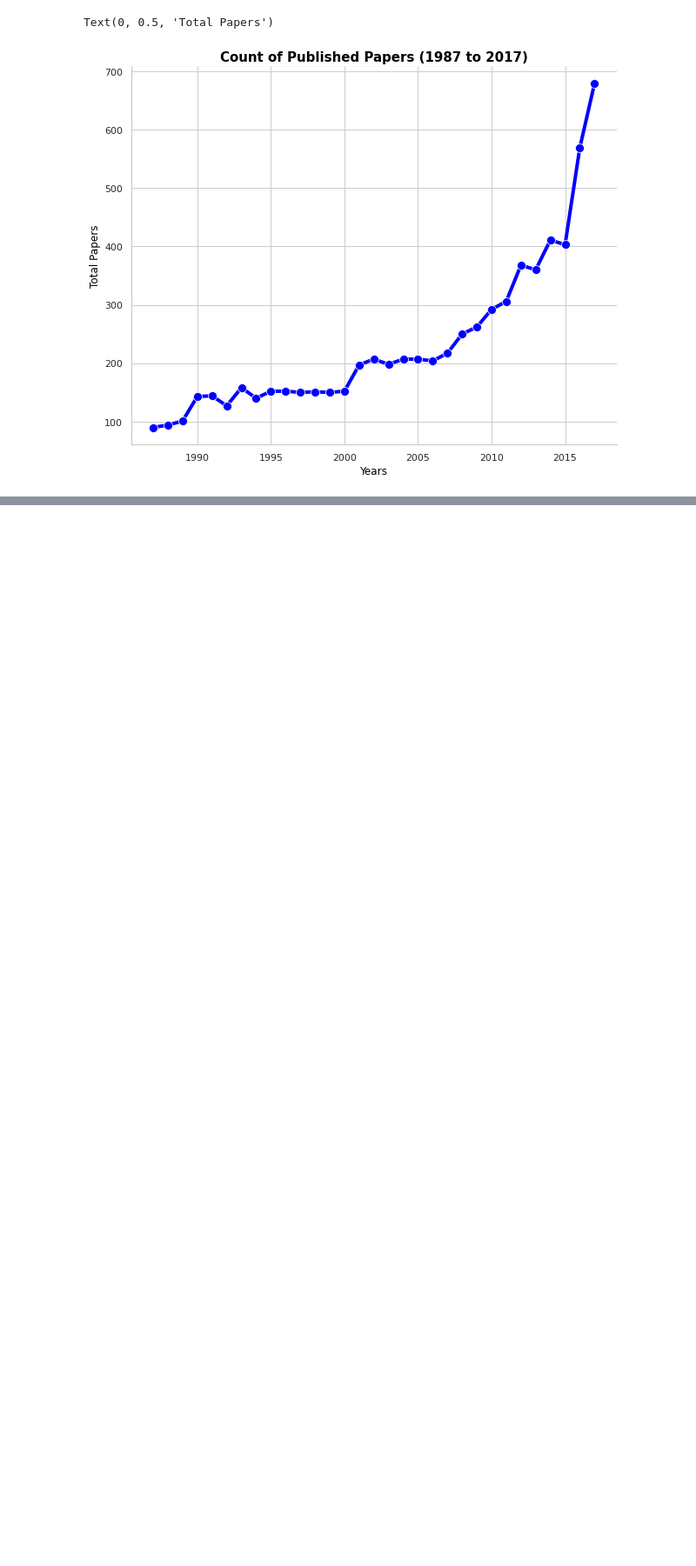
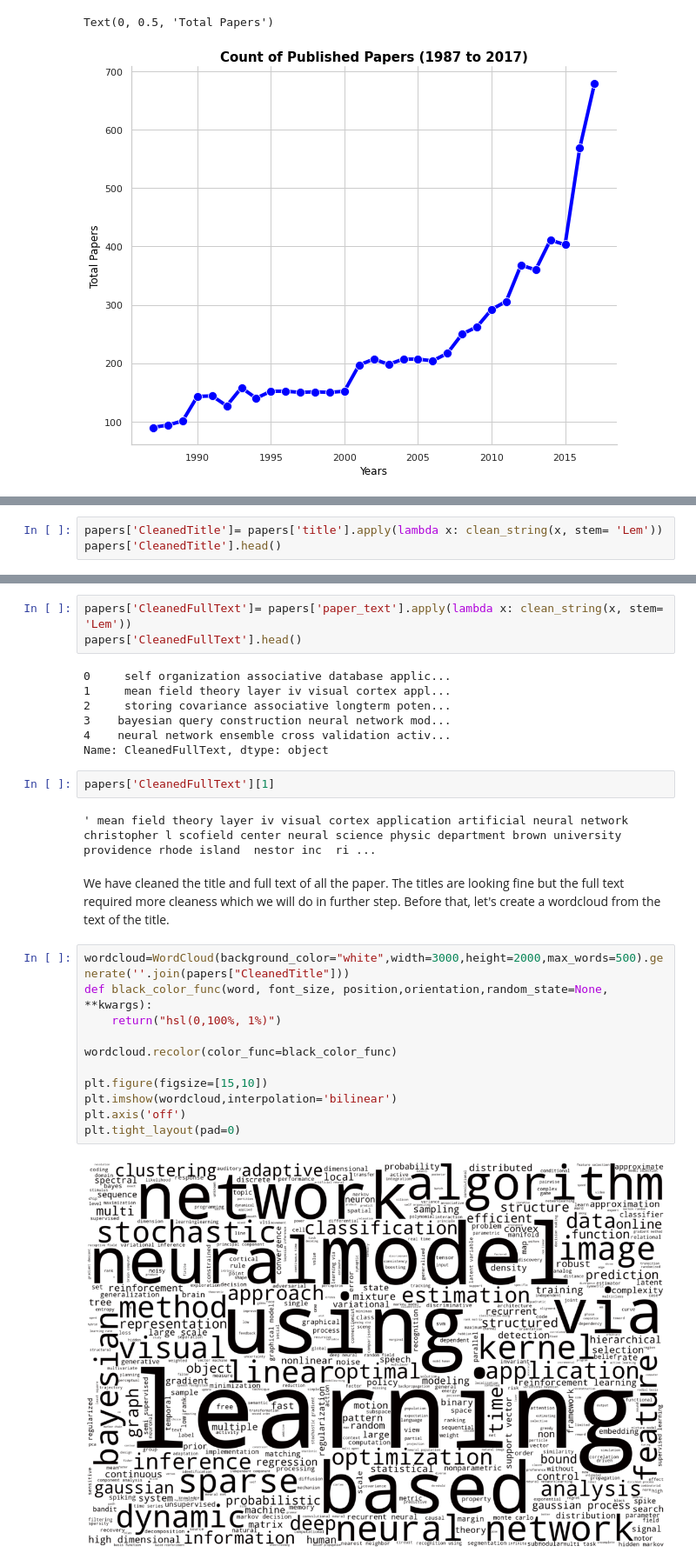
Before and after one commit to Rahad-Mohi-Uddin/Kaggle, a Jupyter notebook: analysis-on-neurips-papers.ipynb, the cells around one changed output, grey strips where cells are left out. Shown at 87% size. Saved outputs shown, nothing was run; the diff lists cells and outputs as text; blank space fills up the shorter version.

Commit message:
Kaggle Notebook | Analysis on NeurIPS papers | Version 6

```diff
--- a/analysis-on-neurips-papers.ipynb
+++ b/analysis-on-neurips-papers.ipynb
@@ -98,0 +173,3 @@ from the line chart it is evident that total number of papers published in NeurI
+# %%
+papers['CleanedTitle']= papers['title'].apply(lambda x: clean_string(x, stem= 'Lem'))
+papers['CleanedTitle'].head()
@@ -98,0 +183,29 @@ from the line chart it is evident that total number of papers published in NeurI
+# %%
+papers['CleanedFullText']= papers['paper_text'].apply(lambda x: clean_string(x, stem= 'Lem'))
+papers['CleanedFullText'].head()
+# %% [output]
+0     self organization associative database applic...
+1     mean field theory layer iv visual cortex appl...
+2     storing covariance associative longterm poten...
+3    bayesian query construction neural network mod...
+4    neural network ensemble cross validation activ...
+Name: CleanedFullText, dtype: object
+# %%
+papers['CleanedFullText'][1]
+# %% [output]
+' mean field theory layer iv visual cortex application artificial neural network christopher l scofield center neural science physic department brown university providence rhode island  nestor inc  ri ...
+# %% [markdown]
+We have cleaned the title and full text of all the paper. The titles are looking fine but the full text required more cleaness which we will do in further step. Before that, let's create a wordcloud from the text of the title.
+# %%
+wordcloud=WordCloud(background_color="white",width=3000,height=2000,max_words=500).generate(''.join(papers["CleanedTitle"]))
+def black_color_func(word, font_size, position,orientation,random_state=None, **kwargs):
+    return("hsl(0,100%, 1%)")
+
+wordcloud.recolor(color_func=black_color_func)
+
+plt.figure(figsize=[15,10])
+plt.imshow(wordcloud,interpolation='bilinear')
+plt.axis('off')
+plt.tight_layout(pad=0)
+# %% [output]
+[figure, added]
```
Also changed, not shown: parts of 6 cells of this notebook.
